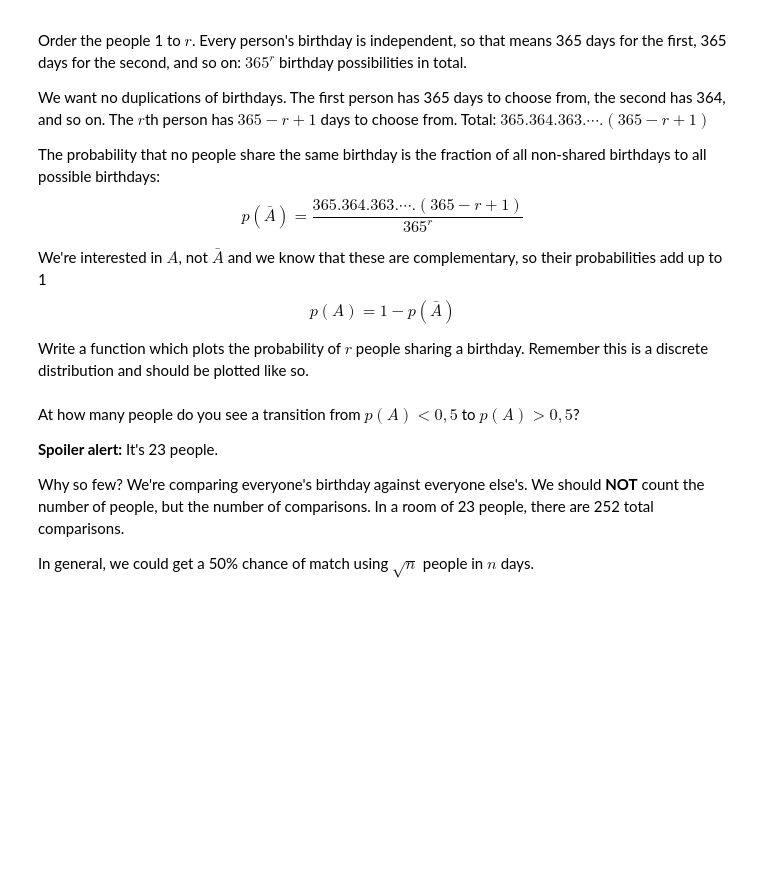
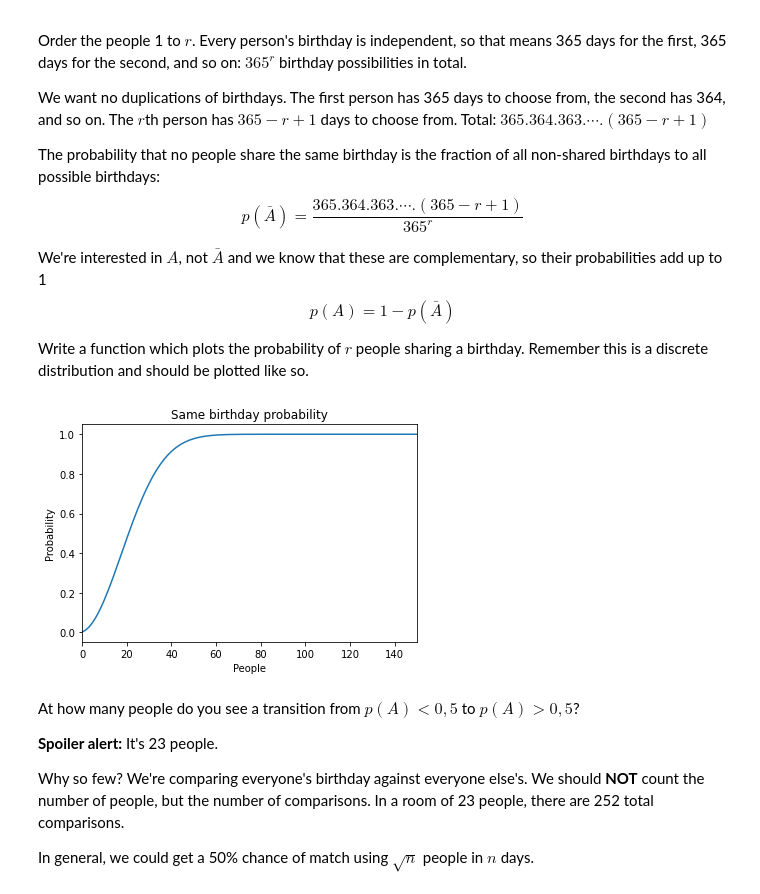
Before and after one commit to aleksoft1/math-concepts-for-developers-march-2022, a Jupyter notebook: 10. Probability-and-Combinatorics-Exercise/Probability and Combinatorics Exercise.ipynb, the cells around one changed output. Drawn from its saved outputs; the diff is of its cells as text; code cells hidden in the pictures; blank space fills up the shorter version.

Commit message:
Probability and Combinatorics finished

```diff
--- a/10. Probability-and-Combinatorics-Exercise/Probability and Combinatorics Exercise.ipynb
+++ b/10. Probability-and-Combinatorics-Exercise/Probability and Combinatorics Exercise.ipynb
@@ -215,14 +216,27 @@ Write a function which plots the probability of $r$ people sharing a birthday. R
 # %%
 def calculate_birthday_probability(r):
     """
     Returns the probability of r people sharing the same birthday. A year is
     supposed to have 365 days
+    r - people sharing a birthday
     """
     # Write your code here
-    pass
+    not_sharing = 1
+    for i in range(1, r):
+        probability = i / 366
+        not_sharing *= (1 - probability)
+    return 1 - not_sharing
 
 probabilities = [calculate_birthday_probability(r) for r in np.arange(2, 366)]
-# TODO: Plot the probability distribution
+
+plt.title('Same birthday probability')
+plt.ylabel('Probability')
+plt.xlabel('People')
+plt.xlim(0, 150)
+plt.plot(probabilities)
+plt.show()
+# %% [output]
+[figure, added]
 # %% [markdown]
 At how many people do you see a transition from $p(A) < 0,5$ to $p(A) > 0,5$?
 
```
Also changed, not shown: parts of 1 cell of this notebook.
